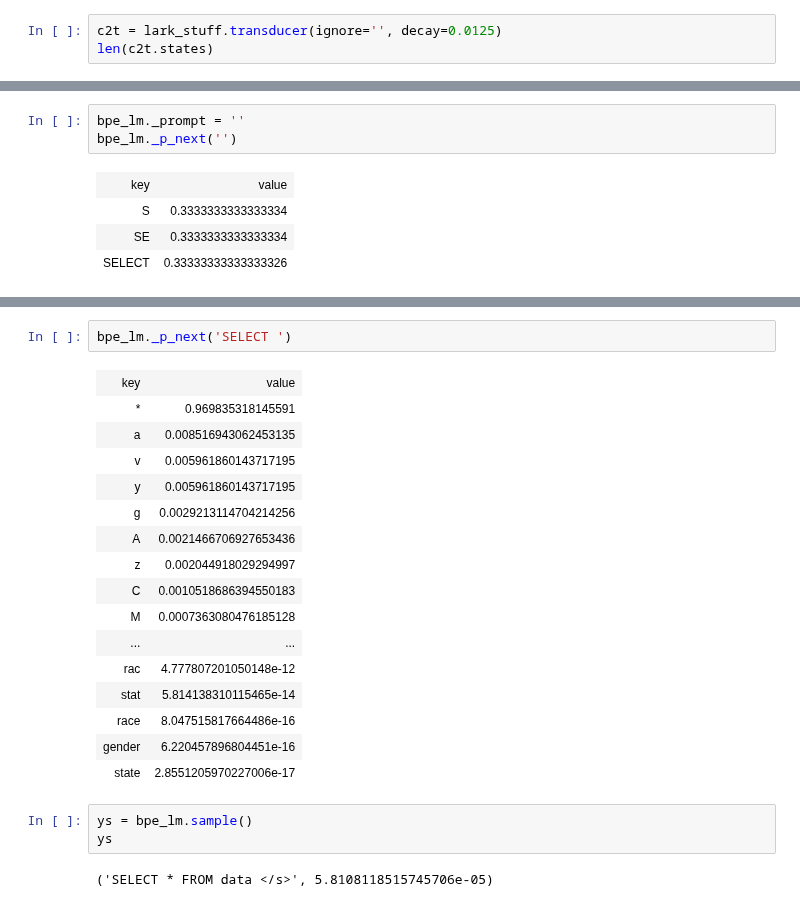
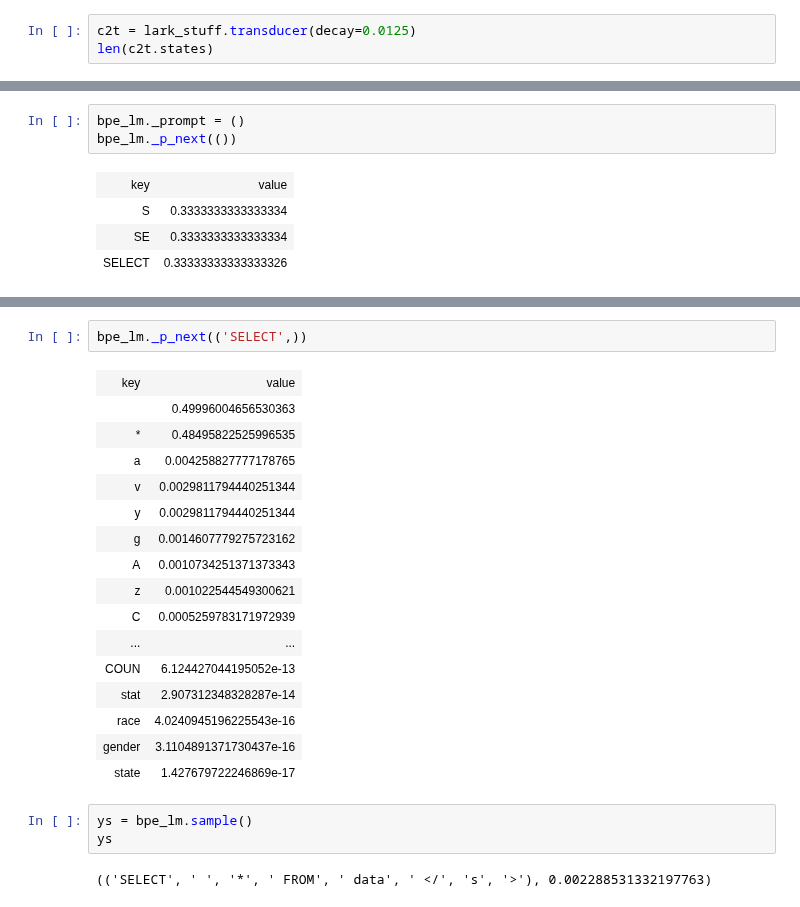
Before and after one commit to chi-collective/genparse, a Jupyter notebook: notes/FST.ipynb, the cells around one changed output, grey strips where cells are left out. Cells and saved outputs as stored; diff of their text form.

```diff
--- a/notes/FST.ipynb
+++ b/notes/FST.ipynb
@@ -280,7 +271,7 @@ SELECT * FROM r </s>
 # %%
 cfg = lark_stuff.convert().renumber()
 # %%
-c2t = lark_stuff.transducer(ignore='', decay=0.0125)
+c2t = lark_stuff.transducer(decay=0.0125)
 len(c2t.states)
 # %% [output]
 25
@@ -486,8 +472,8 @@ lm.p_next('')
 | key | value |
 | S | 0.9999999999999999 |
 # %%
-bpe_lm._prompt = ''
-bpe_lm._p_next('')
+bpe_lm._prompt = ()
+bpe_lm._p_next(())
 # %% [output]
 | key | value |
 | S | 0.3333333333333334 |
@@ -511,24 +487,24 @@ lm.p_next('SELECT ')
 # %%
-bpe_lm._p_next('SELECT ')
+bpe_lm._p_next(('SELECT',))
 # %% [output]
 | key | value |
-| * | 0.969835318145591 |
-| a | 0.008516943062453135 |
-| v | 0.005961860143717195 |
-| y | 0.005961860143717195 |
-| g | 0.0029213114704214256 |
-| A | 0.0021466706927653436 |
-| z | 0.002044918029294997 |
-| C | 0.0010518686394550183 |
-| M | 0.0007363080476185128 |
+|  | 0.49996004656530363 |
+| * | 0.48495822525996535 |
+| a | 0.004258827777178765 |
+| v | 0.0029811794440251344 |
+| y | 0.0029811794440251344 |
+| g | 0.0014607779275723162 |
+| A | 0.0010734251371373343 |
+| z | 0.001022544549300621 |
+| C | 0.0005259783171972939 |
 | ... | ... |
-| rac | 4.777807201050148e-12 |
-| stat | 5.814138310115465e-14 |
-| race | 8.047515817664486e-16 |
-| gender | 6.220457896804451e-16 |
-| state | 2.8551205970227006e-17 |
+| COUN | 6.124427044195052e-13 |
+| stat | 2.907312348328287e-14 |
+| race | 4.0240945196225543e-16 |
+| gender | 3.1104891371730437e-16 |
+| state | 1.427679722246869e-17 |
 # %%
 ys = bpe_lm.sample()
 ys
 # %% [output]
-('SELECT * FROM data </s>', 5.8108118515745706e-05)
+(('SELECT', ' ', '*', ' FROM', ' data', ' </', 's', '>'), 0.002288531332197763)
```
Also changed, not shown: parts of 14 cells of this notebook, 10 other files.
